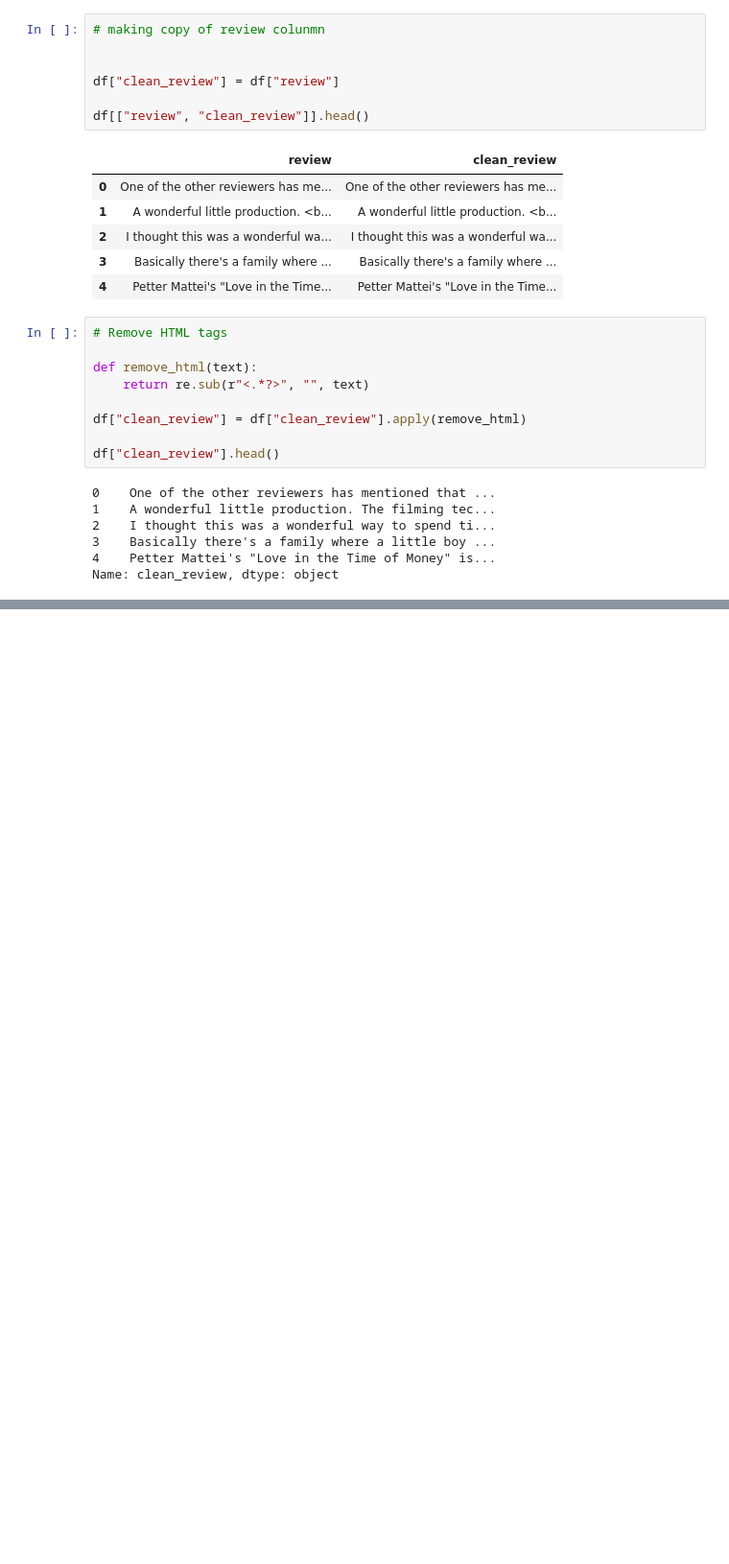
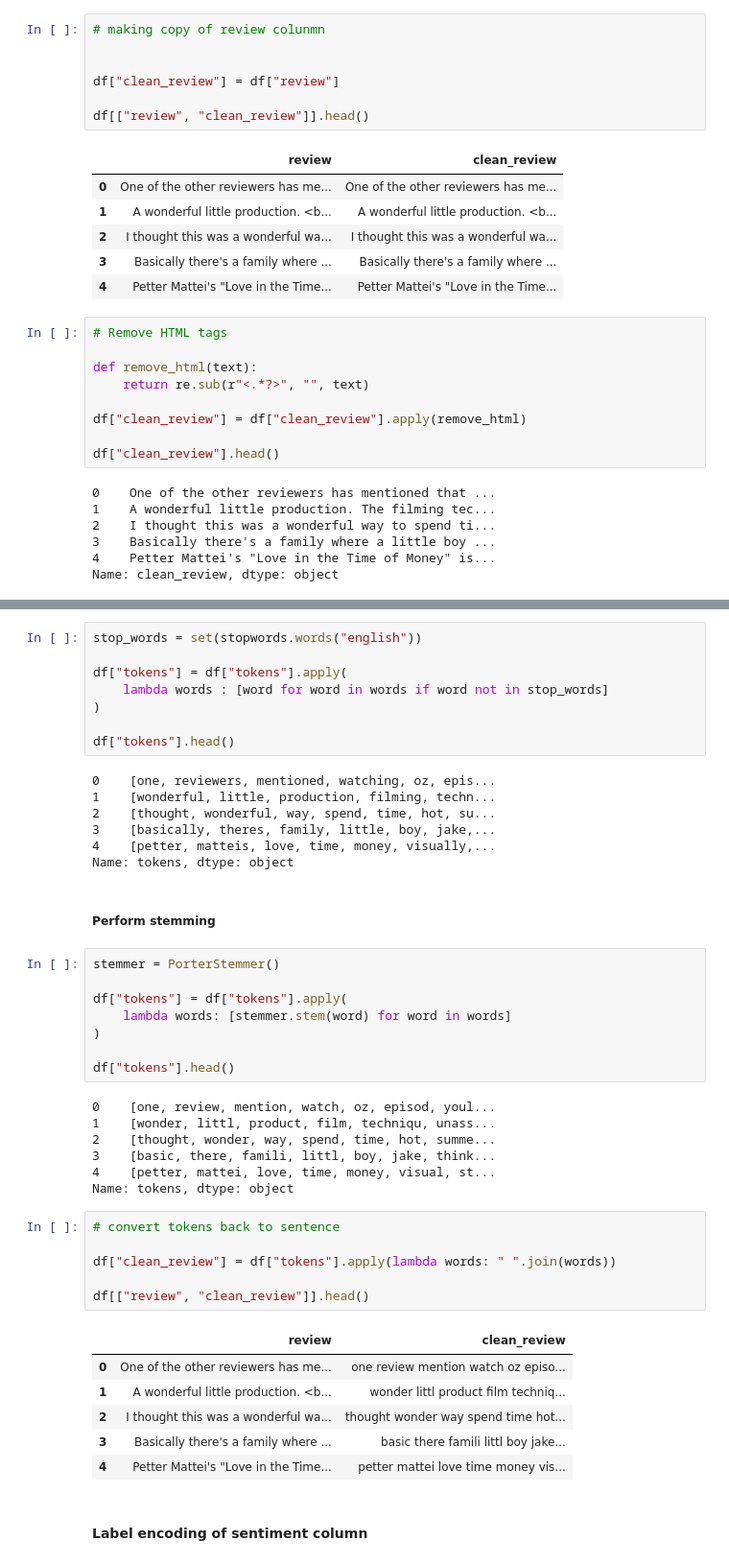
Before and after one commit to sainibunty2309-del/Movie-analysis-prediction, a Jupyter notebook: IMDB.ipynb, the cells around one changed output, grey strips where cells are left out. Shown at 96% size. Cells and saved outputs as stored; diff of their text form; blank space fills up the shorter version.

```diff
--- a/IMDB.ipynb
+++ b/IMDB.ipynb
@@ -168,0 +233,47 @@ def remove_urls(text):
+# %%
+stop_words = set(stopwords.words("english"))
+
+df["tokens"] = df["tokens"].apply(
+    lambda words : [word for word in words if word not in stop_words]
+)
+
+df["tokens"].head()
+# %% [output]
+0    [one, reviewers, mentioned, watching, oz, epis...
+1    [wonderful, little, production, filming, techn...
+2    [thought, wonderful, way, spend, time, hot, su...
+3    [basically, theres, family, little, boy, jake,...
+4    [petter, matteis, love, time, money, visually,...
+Name: tokens, dtype: object
+# %% [markdown]
+##### Perform stemming
+# %%
+stemmer = PorterStemmer()
+
+df["tokens"] = df["tokens"].apply(
+    lambda words: [stemmer.stem(word) for word in words]
+)
+
+df["tokens"].head()
+# %% [output]
+0    [one, review, mention, watch, oz, episod, youl...
+1    [wonder, littl, product, film, techniqu, unass...
+2    [thought, wonder, way, spend, time, hot, summe...
+3    [basic, there, famili, littl, boy, jake, think...
+4    [petter, mattei, love, time, money, visual, st...
+Name: tokens, dtype: object
+# %%
+# convert tokens back to sentence
+
+df["clean_review"] = df["tokens"].apply(lambda words: " ".join(words))
+
+df[["review", "clean_review"]].head()
+# %% [output]
+|  | review | clean_review |
+| 0 | One of the other reviewers has me... | one review mention watch oz episo... |
+| 1 | A wonderful little production. <b... | wonder littl product film techniq... |
+| 2 | I thought this was a wonderful wa... | thought wonder way spend time hot... |
+| 3 | Basically there's a family where ... | basic there famili littl boy jake... |
+| 4 | Petter Mattei's "Love in the Time... | petter mattei love time money vis... |
+# %% [markdown]
+#### Label encoding of sentiment column
```
Also changed, not shown: parts of 33 cells of this notebook.
